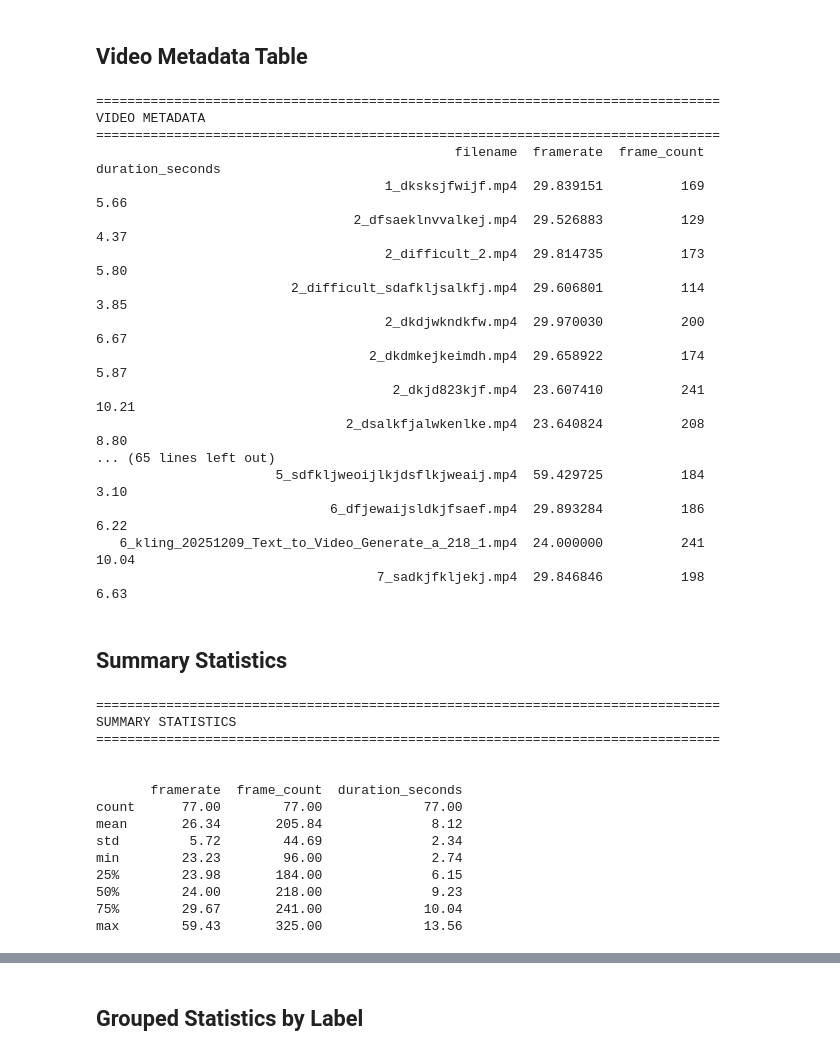
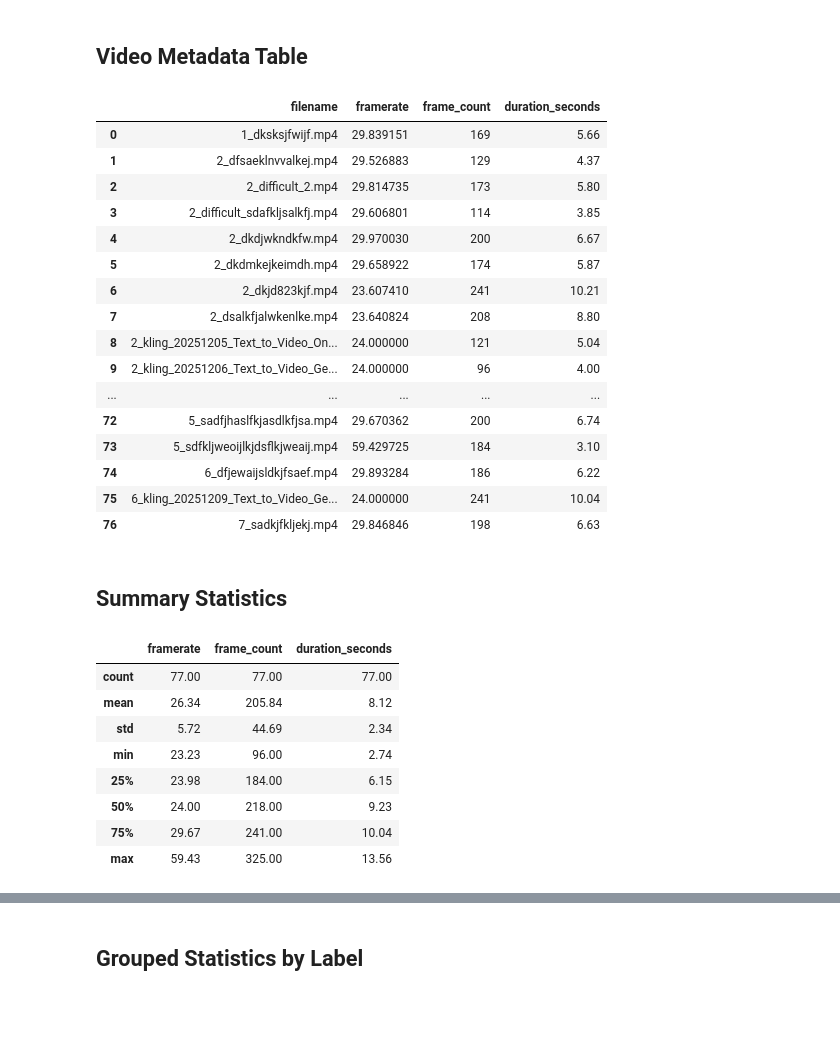
Before and after one commit to derekmok/machine-vision-coursework, a Jupyter notebook: Video_Metadata_Inspector.ipynb, the cells around one changed output, grey strips where cells are left out. Saved outputs shown, nothing was run; the diff lists cells and outputs as text; code cells hidden in the pictures; blank space fills up the shorter version.

```diff
--- a/Video_Metadata_Inspector.ipynb
+++ b/Video_Metadata_Inspector.ipynb
@@ -85,63 +85,49 @@ df = pd.DataFrame(metadata_list)
 # %%
 # Display all video metadata
 pd.set_option('display.max_rows', None)
 pd.set_option('display.max_columns', None)
 pd.set_option('display.width', None)
 
-print("=" * 80)
-print("VIDEO METADATA")
-print("=" * 80)
 df_display = df[['filename', 'framerate', 'frame_count', 'duration_seconds']].copy()
 df_display['duration_seconds'] = df_display['duration_seconds'].round(2)
-print(df_display.to_string(index=False))
+df_display
 # %% [output]
-================================================================================
-VIDEO METADATA
-================================================================================
-                                              filename  framerate  frame_count  duration_seconds
-                                     1_dksksjfwijf.mp4  29.839151          169              5.66
-                                 2_dfsaeklnvvalkej.mp4  29.526883          129              4.37
-                                     2_difficult_2.mp4  29.814735          173              5.80
-                         2_difficult_sdafkljsalkfj.mp4  29.606801          114              3.85
-                                     2_dkdjwkndkfw.mp4  29.970030          200              6.67
-                                   2_dkdmkejkeimdh.mp4  29.658922          174              5.87
-                                      2_dkjd823kjf.mp4  23.607410          241             10.21
-                                2_dsalkfjalwkenlke.mp4  23.640824          208              8.80
-... (65 lines left out)
-                       5_sdfkljweoijlkjdsflkjweaij.mp4  59.429725          184              3.10
-                              6_dfjewaijsldkjfsaef.mp4  29.893284          186              6.22
-   6_kling_20251209_Text_to_Video_Generate_a_218_1.mp4  24.000000          241             10.04
-                                    7_sadkjfkljekj.mp4  29.846846          198              6.63
+|  | filename | framerate | frame_count | duration_seconds |
+| 0 | 1_dksksjfwijf.mp4 | 29.839151 | 169 | 5.66 |
+| 1 | 2_dfsaeklnvvalkej.mp4 | 29.526883 | 129 | 4.37 |
+| 2 | 2_difficult_2.mp4 | 29.814735 | 173 | 5.80 |
+| 3 | 2_difficult_sdafkljsalkfj.mp4 | 29.606801 | 114 | 3.85 |
+| 4 | 2_dkdjwkndkfw.mp4 | 29.970030 | 200 | 6.67 |
+| 5 | 2_dkdmkejkeimdh.mp4 | 29.658922 | 174 | 5.87 |
+| 6 | 2_dkjd823kjf.mp4 | 23.607410 | 241 | 10.21 |
+| 7 | 2_dsalkfjalwkenlke.mp4 | 23.640824 | 208 | 8.80 |
+| 8 | 2_kling_20251205_Text_to_Video_On... | 24.000000 | 121 | 5.04 |
+| 9 | 2_kling_20251206_Text_to_Video_Ge... | 24.000000 | 96 | 4.00 |
+| ... | ... | ... | ... | ... |
+| 72 | 5_sadfjhaslfkjasdlkfjsa.mp4 | 29.670362 | 200 | 6.74 |
+| 73 | 5_sdfkljweoijlkjdsflkjweaij.mp4 | 59.429725 | 184 | 3.10 |
+| 74 | 6_dfjewaijsldkjfsaef.mp4 | 29.893284 | 186 | 6.22 |
+| 75 | 6_kling_20251209_Text_to_Video_Ge... | 24.000000 | 241 | 10.04 |
+| 76 | 7_sadkjfkljekj.mp4 | 29.846846 | 198 | 6.63 |
 # %% [markdown]
 ## Summary Statistics
 # %%
 # Filter out any videos with errors
 df_valid = df[df['error'].isna()].copy()
 
-print("=" * 80)
-print("SUMMARY STATISTICS")
-print("=" * 80)
-
 # Statistics for each field
 stats_columns = ['framerate', 'frame_count', 'duration_seconds']
-stats_rows = ['count', 'mean', 'std', 'min', '25%', '50%', '75%', 'max']
 
-summary_stats = df_valid[stats_columns].describe()
-print("\n")
-print(summary_stats.round(2).to_string())
+summary_stats_df = df_valid[stats_columns].describe().round(2)
+summary_stats_df
 # %% [output]
-================================================================================
-SUMMARY STATISTICS
-================================================================================
-
-
-       framerate  frame_count  duration_seconds
-count      77.00        77.00             77.00
-mean       26.34       205.84              8.12
-std         5.72        44.69              2.34
-min        23.23        96.00              2.74
-25%        23.98       184.00              6.15
-50%        24.00       218.00              9.23
-75%        29.67       241.00             10.04
-max        59.43       325.00             13.56
+|  | framerate | frame_count | duration_seconds |
+| count | 77.00 | 77.00 | 77.00 |
+| mean | 26.34 | 205.84 | 8.12 |
+| std | 5.72 | 44.69 | 2.34 |
+| min | 23.23 | 96.00 | 2.74 |
+| 25% | 23.98 | 184.00 | 6.15 |
+| 50% | 24.00 | 218.00 | 9.23 |
+| 75% | 29.67 | 241.00 | 10.04 |
+| max | 59.43 | 325.00 | 13.56 |
 # %%
```
Also changed, not shown: parts of 2 cells of this notebook, 15 other files.
